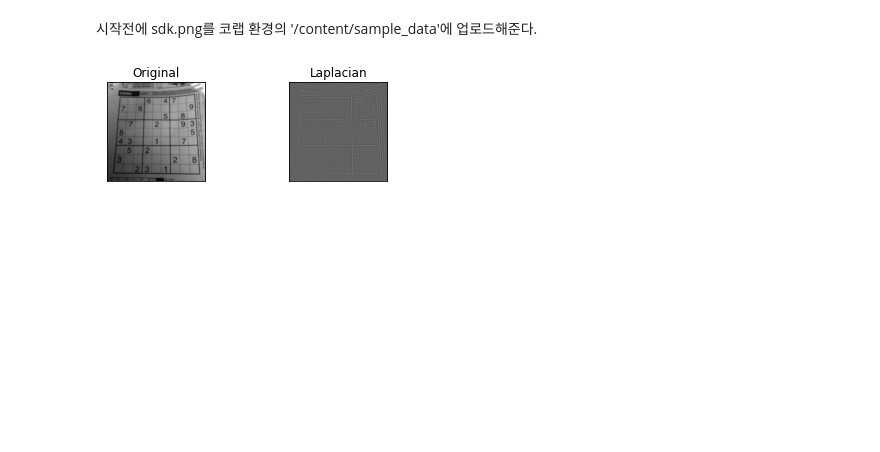
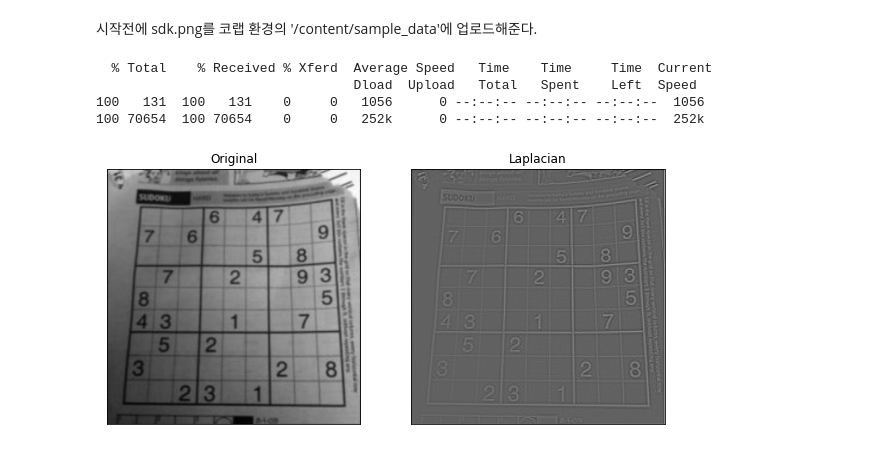
Before and after one commit to swkim01/DSAC5, a Jupyter notebook: gg-11-라플라시안_필터.ipynb, the cells around one changed output. Saved outputs shown, nothing was run; the diff lists cells and outputs as text; code cells hidden in the pictures; blank space fills up the shorter version.

```diff
--- a/gg-11-라플라시안_필터.ipynb
+++ b/gg-11-라플라시안_필터.ipynb
@@ -14,16 +14,31 @@
 # %%
 import cv2
 import numpy as np
 from matplotlib import pyplot as plt
 
-img = cv2.imread('/content/sample_data/sdk.png',0)
+# 이미지 읽기
+!curl -L https://github.com/swkim01/DSAC5/raw/main/data/sdk.png -o sdk.png
+img = cv2.imread('./sdk.png',0)
+#img = cv2.imread('/content/sample_data/sdk.png',0)
 laplacian = cv2.Laplacian(img,cv2.CV_64F)
 
-plt.subplot(2,2,1),plt.imshow(img,cmap = 'gray')
-plt.title('Original'), plt.xticks([]), plt.yticks([])
-plt.subplot(2,2,2),plt.imshow(laplacian,cmap = 'gray')
-plt.title('Laplacian'), plt.xticks([]), plt.yticks([])
+fig = plt.figure(figsize=(10,5))
+#plt.subplot(2,2,1),plt.imshow(img,cmap = 'gray')
+ax1 = fig.add_subplot(121)
+ax1.imshow(img,cmap = 'gray')
+#plt.title('Original'), plt.xticks([]), plt.yticks([])
+ax1.set_title('Original'), ax1.set_xticks([]), ax1.set_yticks([])
+
+#plt.subplot(2,2,2),plt.imshow(laplacian,cmap = 'gray')
+ax2 = fig.add_subplot(122)
+ax2.imshow(laplacian,cmap = 'gray')
+#plt.title('Laplacian'), plt.xticks([]), plt.yticks([])
+ax2.set_title('Laplacian'), ax2.set_xticks([]), ax2.set_yticks([])
 
 plt.show()
 # %% [output]
+  % Total    % Received % Xferd  Average Speed   Time    Time     Time  Current
+                                 Dload  Upload   Total   Spent    Left  Speed
+100   131  100   131    0     0   1056      0 --:--:-- --:--:-- --:--:--  1056
+100 70654  100 70654    0     0   252k      0 --:--:-- --:--:-- --:--:--  252k
-[figure, old version]
+[figure, new version]
```
